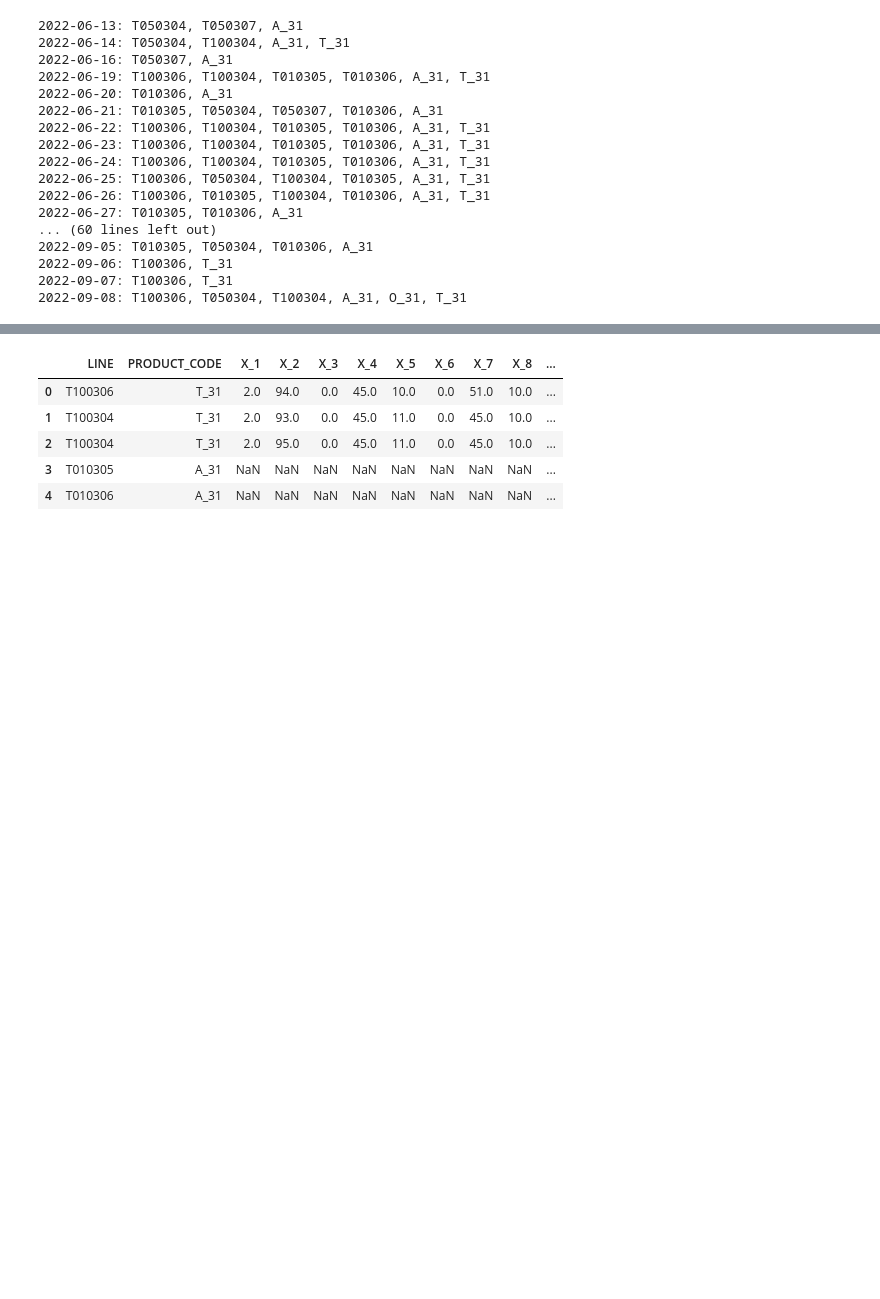
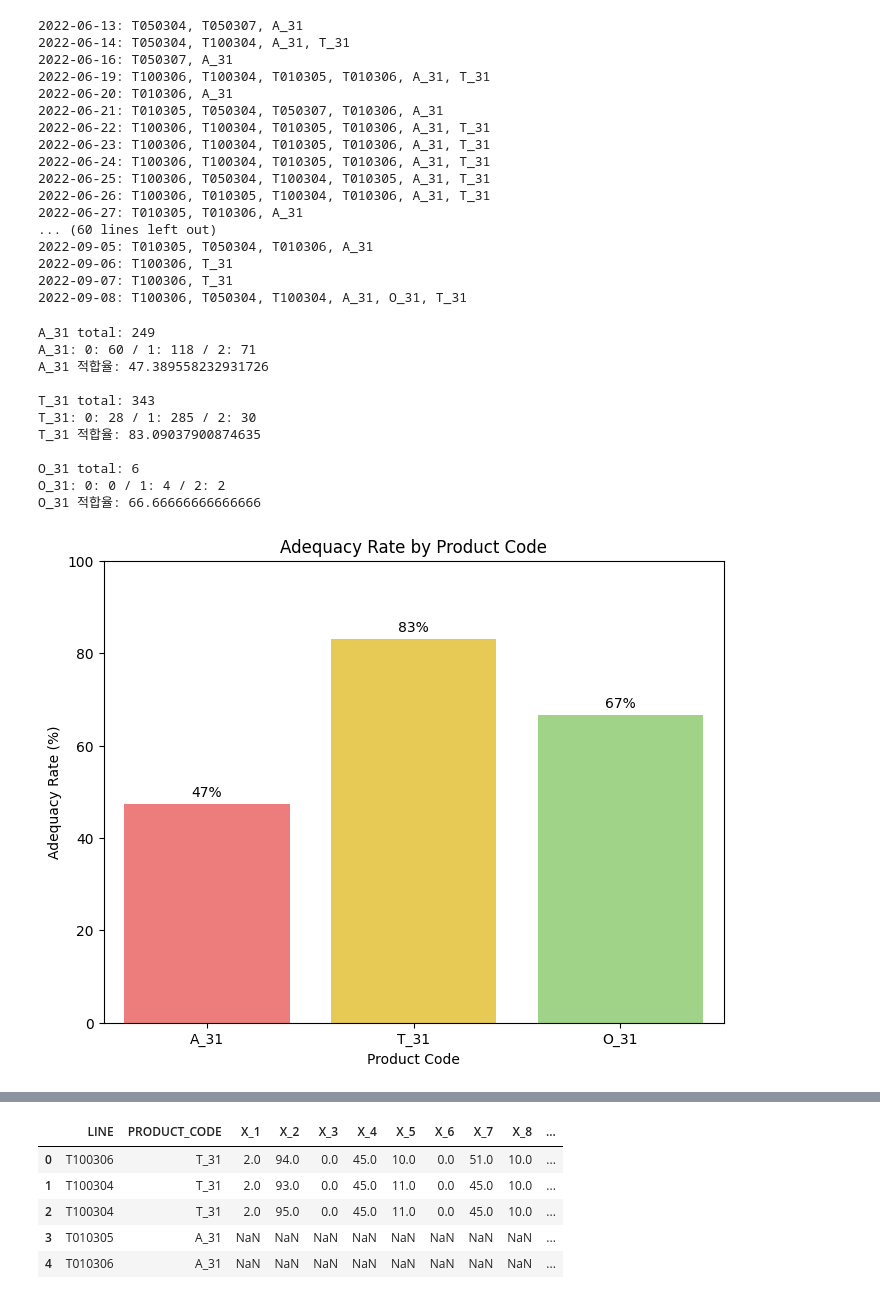
Before and after one commit to jangtaehun/dacon_study, a Jupyter notebook: 2023_smart_factory/2023.ipynb, the cells around one changed output, grey strips where cells are left out. Saved outputs shown, nothing was run; the diff lists cells and outputs as text; code cells hidden in the pictures; blank space fills up the shorter version.

```diff
--- a/2023_smart_factory/2023.ipynb
+++ b/2023_smart_factory/2023.ipynb
@@ -300,3 +316,49 @@ for date, lines in date_lines.items():
 2022-09-06: T100306, T_31
 2022-09-07: T100306, T_31
 2022-09-08: T100306, T050304, T100304, A_31, O_31, T_31
+# %%
+product_code = ['A_31', 'T_31', 'O_31']
+adequacy_rates = []
+
+for i in range(len(product_code)):
+    print(f"{product_code[i]} total: {data_df[data_df['PRODUCT_CODE'] == product_code[i]].shape[0]}")
+    print(f"{product_code[i]}: 0: {data_df[(data_df['Y_Class'] == 0) & (data_df['PRODUCT_CODE'] == product_code[i])].shape[0]} / "
+          f"1: {data_df[(data_df['Y_Class'] == 1) & (data_df['PRODUCT_CODE'] == product_code[i])].shape[0]} / "
+          f"2: {data_df[(data_df['Y_Class'] == 2) & (data_df['PRODUCT_CODE'] == product_code[i])].shape[0]}")
+    total = data_df[data_df['PRODUCT_CODE'] == product_code[i]].shape[0]
+    standard = data_df[(data_df['Y_Class'] == 1) & (data_df['PRODUCT_CODE'] == product_code[i])].shape[0]
+    adequacy_rates.append(standard/total*100)
+    print(f"{product_code[i]} 적합율: {standard / total * 100}", "\n")
+
+result_df = pd.DataFrame({
+    'Product Code': product_code,
+    'Adequacy Rate': adequacy_rates
+})
+
+custom_palette = ["#FF6B6B", "#FFD93D", "#9BDE7C"]
+plt.figure(figsize=(8, 6))
+ax = sns.barplot(x='Product Code', y='Adequacy Rate', data=result_df, palette=custom_palette)
+plt.title('Adequacy Rate by Product Code')
+plt.ylabel('Adequacy Rate (%)')
+plt.xlabel('Product Code')
+plt.ylim(0, 100)
+
+
+for i, v in enumerate(result_df['Adequacy Rate']):
+    ax.text(i, v + 1, f"{v:.0f}%", color='black', ha='center', va='bottom', fontsize=10)
+
+plt.savefig('adequacy_rate_Product.png', dpi=300, bbox_inches='tight')
+plt.show()
+# %% [output]
+A_31 total: 249
+A_31: 0: 60 / 1: 118 / 2: 71
+A_31 적합율: 47.389558232931726
+
+T_31 total: 343
+T_31: 0: 28 / 1: 285 / 2: 30
+T_31 적합율: 83.09037900874635
+
+O_31 total: 6
+O_31: 0: 0 / 1: 4 / 2: 2
+O_31 적합율: 66.66666666666666
+[figure, added]
```
Also changed, not shown: parts of 31 cells of this notebook, 21 other files.
